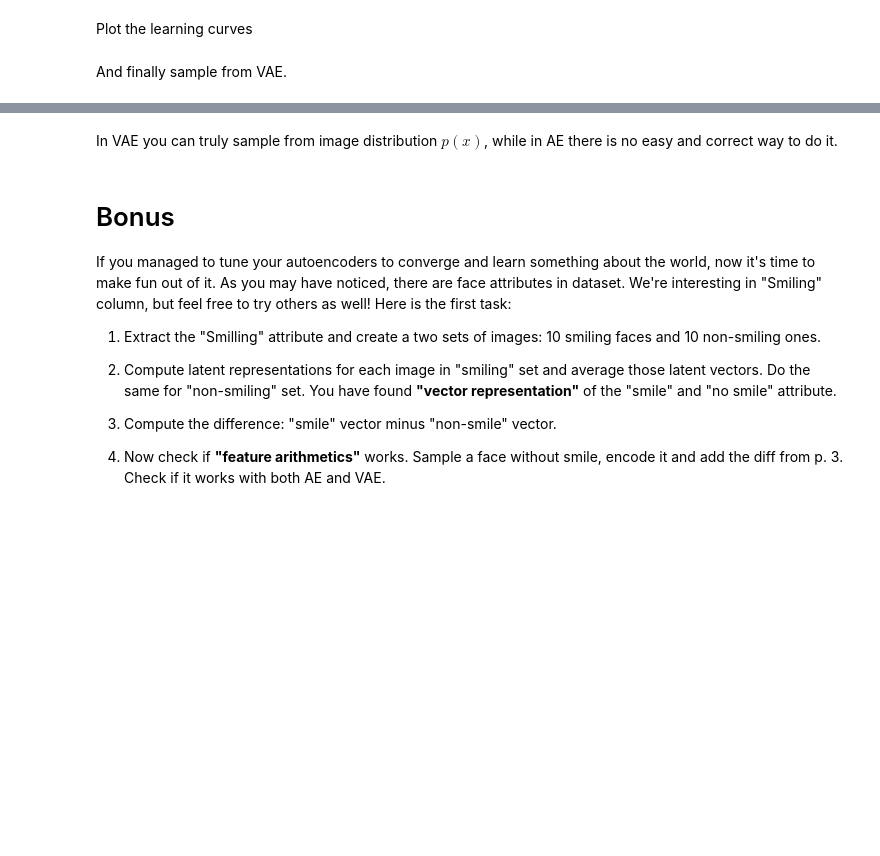
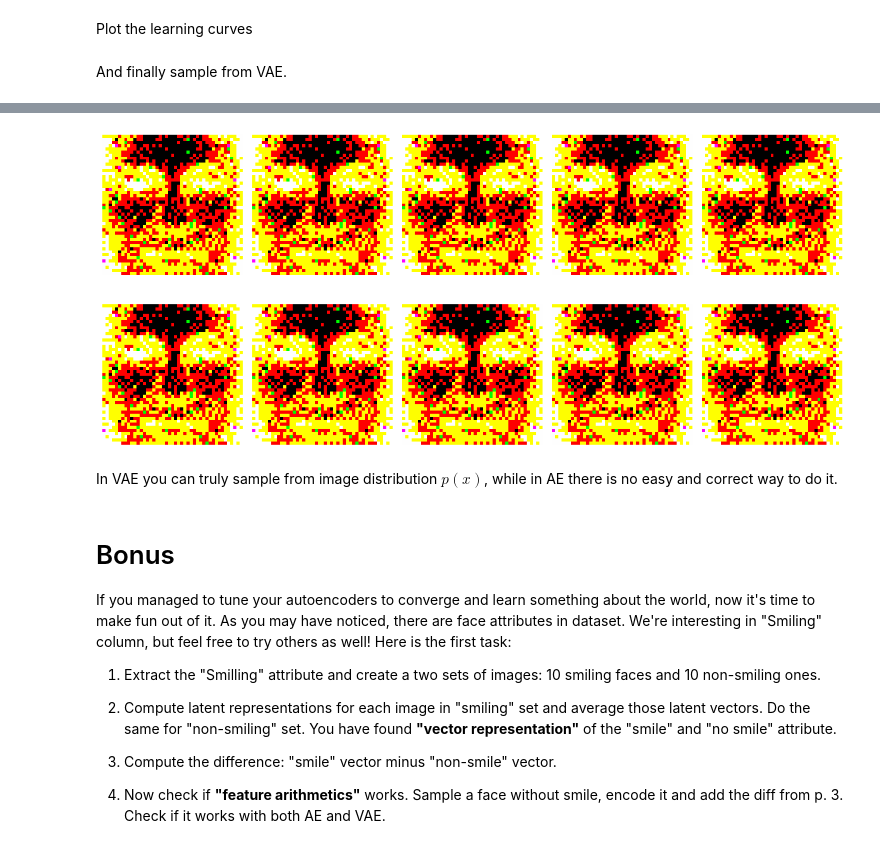
Before and after one commit to SnkhchyanV/NeuralNetworks, a Jupyter notebook: VAE.ipynb, the cells around one changed output, grey strips where cells are left out. Cells and saved outputs as stored; diff of their text form; code cells hidden in the pictures; blank space fills up the shorter version.

```diff
--- a/VAE.ipynb
+++ b/VAE.ipynb
@@ -269,23 +359,3 @@ Your next task is to implement two functions that compute KL-divergence and the
 
 $$D_{KL} = -\frac{1}{2}\sum_{i=1}^{dimZ}(1+log(\sigma_i^2)-\mu_i^2-\sigma_i^2)$$
 $$\log p_{\theta}(x|z) = \sum_{i=1}^{dimX}\log p_{\theta}(x_i|z)=\sum_{i=1}^{dimX} \log \Big( \frac{1}{\sigma_i\sqrt{2\pi}}e^{-\frac{(\mu_I-x)^2}{2\sigma_i^2}} \Big)=...$$
-# %%
-class VAE(tf.keras.Model):
-    def __init__(self, encoder, decoder, **kwargs):
-        super(VAE, self).__init__(**kwargs)
-        self.encoder = encoder
-        self.decoder = decoder
-
-    @tf.function
-    def KL_divergence(self, mu, logsigma):
-      pass
-
-    @tf.function
-    def log_likelihood(self, x, z):
-      pass
-
-    def train_step(self, data):
-      pass
-
-    def call(self, inputs):
-      pass
@@ -292,9 +401,9 @@ class VAE(tf.keras.Model):
 # %%
 vae = VAE(encoder, decoder)
-vae.compile(optimizer=tf.keras.optimizers.Adam())
-callback = DisplayCallback(vae, 2)
+optimizer = tf.keras.optimizers.Adam()
+vae.compile(optimizer=optimizer)
 # %% [markdown]
 And train the model:
-# %%
-history = vae.fit(
-)
+# %%
+print(X_train.shape)
+history = vae.fit(X_train, epochs=30, callbacks=[callback])
@@ -307,3 +434,19 @@ And finally sample from VAE.
 # Sample some images from the learned distribution
 # 1) Sample z ~ N(0,1)
 # 2) Sample from N(decoder_mu(z), decoder_sigma(z))
+
+
+num_samples = 10
+z = np.random.normal(size=(num_samples, dimZ))
+
+samples = vae.decoder.predict(z)
+samples = samples.reshape((-1, 45, 45, 3))
+
+fig, axes = plt.subplots(nrows=2, ncols=5, figsize=(12, 6))
+for i, ax in enumerate(axes.flat):
+    ax.imshow(samples[i])
+    ax.axis('off')
+
+plt.tight_layout()
+plt.show()
+# %% [output]
@@ -310,3 +454,4 @@ And finally sample from VAE.
+[figure, added]
 # %% [markdown]
 In VAE you can truly sample from image distribution $p(x)$, while in AE there is no easy and correct way to do it.
 # %% [markdown]
```
Also changed, not shown: parts of 14 cells of this notebook.
